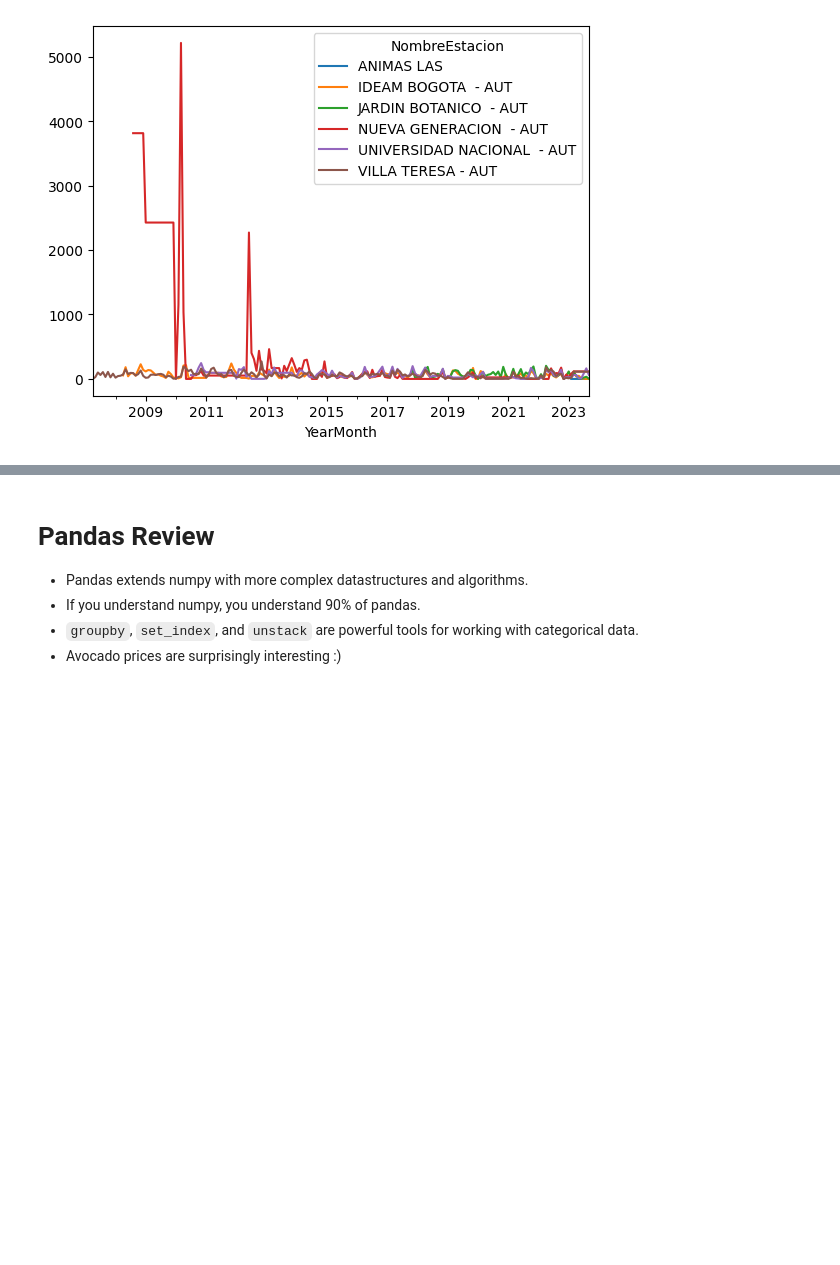
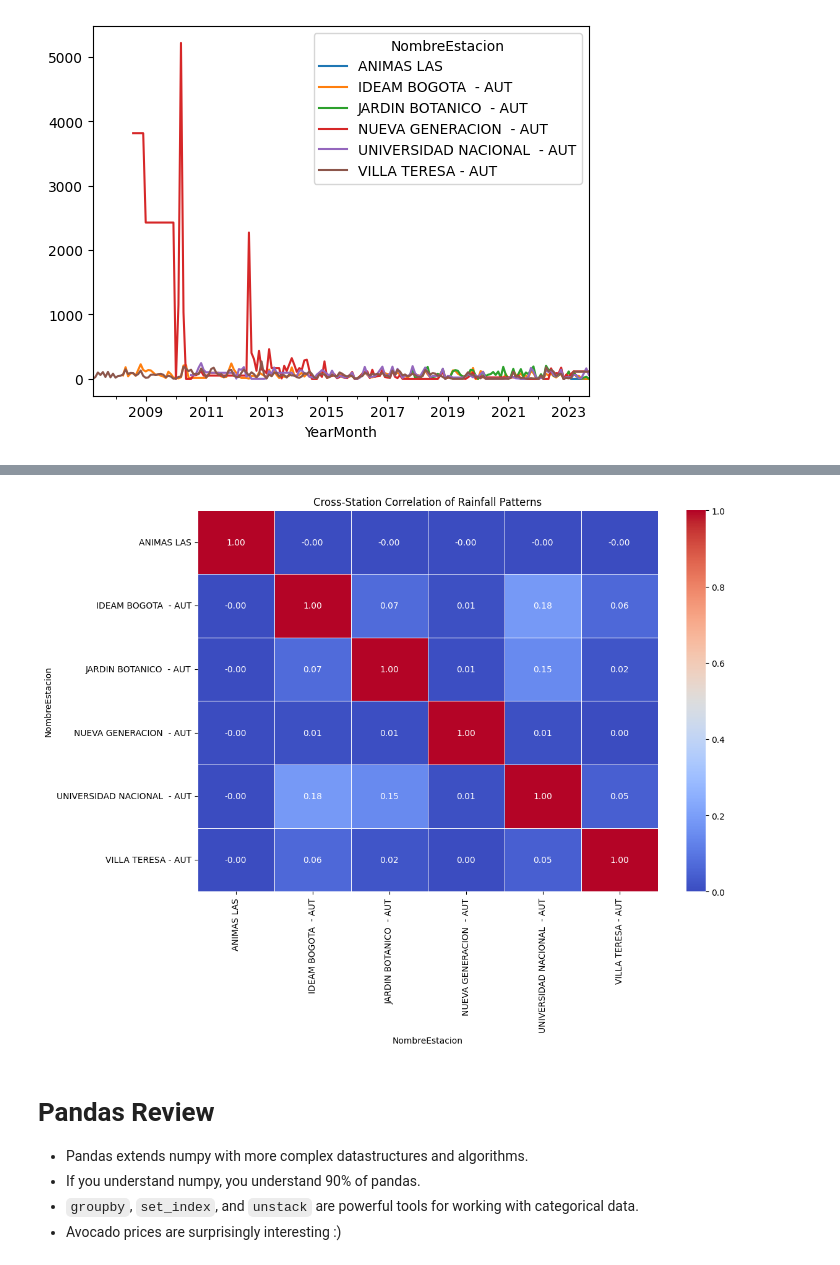
Before and after one commit to jzam0ra/AlgorithmsUN2024I-Lab2, a Jupyter notebook: JaimeZamoraLab2_REAL_.ipynb, the cells around one changed output, grey strips where cells are left out. Saved outputs shown, nothing was run; the diff lists cells and outputs as text; code cells hidden in the pictures; blank space fills up the shorter version.

```diff
--- a/JaimeZamoraLab2_REAL_.ipynb
+++ b/JaimeZamoraLab2_REAL_.ipynb
@@ -1069,0 +1003,7 @@ ax.set_xticklabels(ax.get_xticklabels(), rotation=45);
+# %%
+lluvias.set_index('FechaObservacion', inplace=True)
+# %%
+rainfall_by_station = lluvias.pivot_table(values='ValorObservado', index='FechaObservacion', columns='NombreEstacion').fillna(0)
+# %%
+correlation_matrix = rainfall_by_station.corr()
+correlation_matrix
@@ -1070,3 +1019,10 @@ ax.set_xticklabels(ax.get_xticklabels(), rotation=45);
+# %%
+plt.figure(figsize=(12, 8))
+sns.heatmap(correlation_matrix, annot=True, cmap='coolwarm', fmt=".2f", linewidths=0.5)
+plt.title("Cross-Station Correlation of Rainfall Patterns")
+plt.show()
+# %% [output]
+[figure, added]
 # %% [markdown]
 # Pandas Review
 
```
Also changed, not shown: parts of 11 cells of this notebook.
